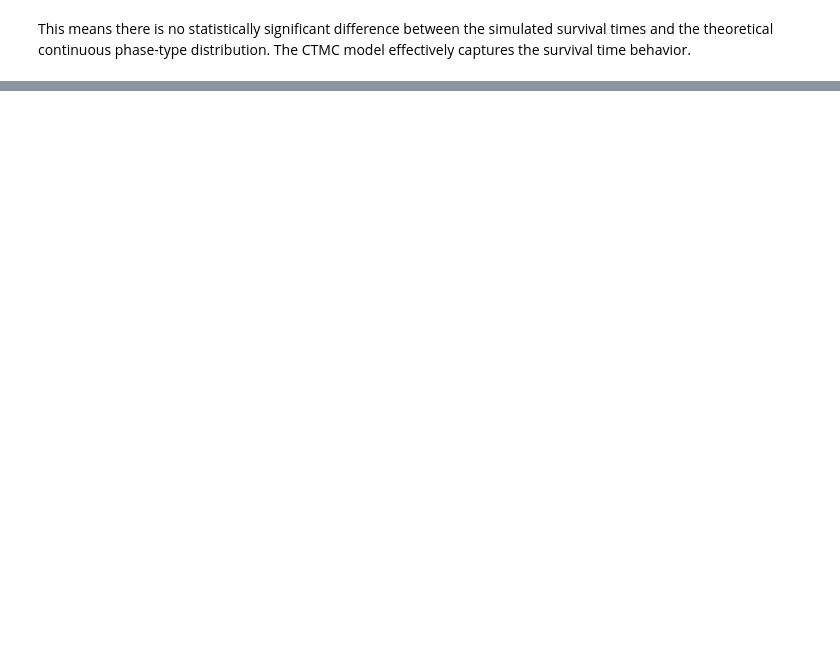
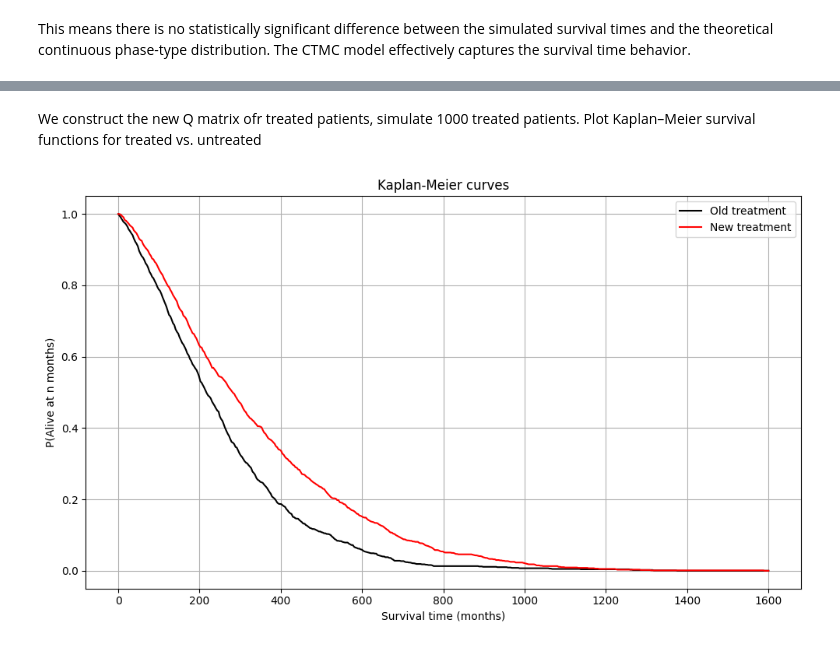
Before and after one commit to manufer20/stochastic-simulation, a Jupyter notebook: Task_2_Jawhara.ipynb, the cells around one changed output, grey strips where cells are left out. Cells and saved outputs as stored; diff of their text form; code cells hidden in the pictures; blank space fills up the shorter version.

```diff
--- a/Task_2_Jawhara.ipynb
+++ b/Task_2_Jawhara.ipynb
@@ -249,0 +203,79 @@ This means there is no statistically significant difference between the simulate
+# %% [markdown]
+We construct the new Q matrix ofr treated patients, simulate 1000 treated patients. Plot Kaplan–Meier survival functions for treated vs. untreated
+# %%
+import numpy as np
+import matplotlib.pyplot as plt
+
+# --- Define CTMC simulation function ---
+def simulate_ctmc_lifetime(Q, start_state=0):
+    state = start_state
+    time = 0.0
+    while state != 4:  # Absorbing state (death)
+        rate = -Q[state, state]
+        if rate == 0:
+            break
+        dt = np.random.exponential(1 / rate)
+        time += dt
+        probs = Q[state].copy()
+        probs[state] = 0
+        probs = probs / rate
+        state = np.random.choice(len(Q), p=probs)
+    return time
+
+# --- Kaplan-Meier estimator ---
+def kaplan_meier(lifetimes, time_grid):
+    n = len(lifetimes)
+    surv = []
+    for t in time_grid:
+        d = np.sum(lifetimes <= t)
+        surv.append((n - d) / n)
+    return np.array(surv)
+
+# --- Setup ---
+np.random.seed(42)
+n = 1000
+time_grid = np.linspace(0, 1600, 500)
+
+# Old treatment matrix
+Q_old = np.array([
+    [-0.0085, 0.005, 0.0025, 0.0, 0.001],
+    [0.0, -0.014, 0.005, 0.004, 0.005],
+    [0.0, 0.0, -0.008, 0.003, 0.005],
+    [0.0, 0.0, 0.0, -0.009, 0.009],
+    [0.0, 0.0, 0.0, 0.0, 0.0]
+])
+
+# Treated (new) Q matrix without diagonals
+Q_treated = np.array([
+    [0.0, 0.0025, 0.00125, 0.0, 0.001],
+    [0.0, 0.0, 0.0, 0.002, 0.005],
+    [0.0, 0.0, 0.0, 0.003, 0.005],
+    [0.0, 0.0, 0.0, 0.0, 0.009],
+    [0.0, 0.0, 0.0, 0.0, 0.0]
+])
+
+# Set diagonals for treated matrix to ensure rows sum to 0
+for i in range(4):  # for transient states only
+    Q_treated[i, i] = -np.sum(Q_treated[i])
+
+# --- Simulate lifetimes ---
+lifetimes_old = [simulate_ctmc_lifetime(Q_old) for _ in range(n)]
+lifetimes_treated = [simulate_ctmc_lifetime(Q_treated) for _ in range(n)]
+
+# --- Estimate survival functions ---
+S_old = kaplan_meier(np.array(lifetimes_old), time_grid)
+S_treated = kaplan_meier(np.array(lifetimes_treated), time_grid)
+
+# --- Plot Kaplan-Meier curves ---
+plt.figure(figsize=(10, 6))
+plt.plot(time_grid, S_old, label="Old treatment", color="black")
+plt.plot(time_grid, S_treated, label="New treatment", color="red")
+plt.title("Kaplan-Meier curves")
+plt.xlabel("Survival time (months)")
+plt.ylabel("P(Alive at n months)")
+plt.legend()
+plt.grid(True)
+plt.tight_layout()
+plt.show()
+# %% [output]
+[figure, added]
```
Also changed, not shown: parts of 8 cells of this notebook.
